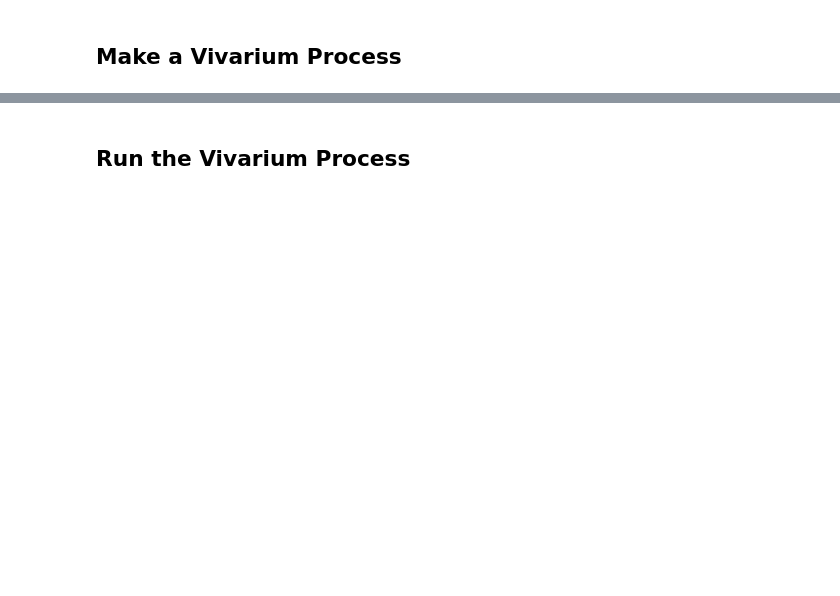
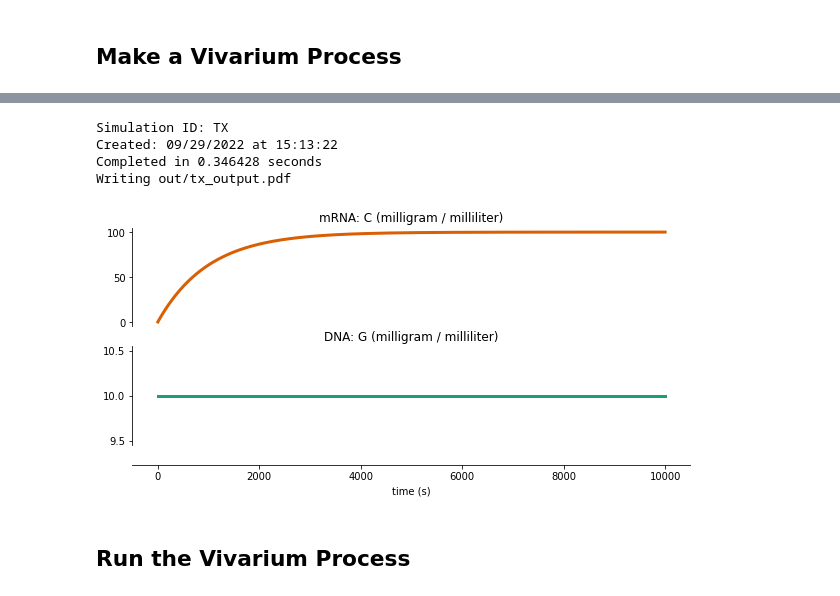
Before and after one commit to segrelab/vivarium-comets, a Jupyter notebook: dev.ipynb, the cells around one changed output, grey strips where cells are left out. Drawn from its saved outputs; the diff is of its cells as text; code cells hidden in the pictures; blank space fills up the shorter version.

Commit message:
Test vivarium with Tx process, clean up ignores

```diff
--- a/dev.ipynb
+++ b/dev.ipynb
@@ -138,2 +240,49 @@ Text(0, 0.5, 'Concentration (mmol)')
+# %%
+plot_var_config = {
+    'row_height': 2,
+    'row_padding': 0.2,
+    'column_width': 10,
+    'out_dir': 'out'}
+# %%
+tx_plot_config = {
+    'variables': [
+        {
+            'variable': ('mRNA', ('C', 'milligram / milliliter')),
+            'color': store_colors['mRNA']
+        },
+        {
+            'variable': ('DNA', ('G', 'milligram / milliliter')),
+            'color': store_colors['DNA']
+        }],
+    'filename': 'tx_output.pdf',
+    **plot_var_config}
+# %%
+tx_config = {'time_step': 10}
+tx_sim_settings = {
+    'experiment_id': 'TX'}
+tx_initial_state = {
+    'mRNA': {'C': 0.0 * units.mg/units.mL}}
+# %%
+# initialize
+tx_process = Tx(tx_config)
+
+# make the experiment
+tx_exp = process_in_experiment(
+    tx_process, tx_sim_settings, tx_initial_state)
+
+# run
+tx_exp.update(10000)
+
+# retrieve the data as a timeseries
+tx_output = tx_exp.emitter.get_timeseries()
+
+# plot
+fig = plot_variables(tx_output,  **tx_plot_config)
+# %% [output]
+Simulation ID: TX
+Created: 09/29/2022 at 15:13:22
+Completed in 0.346428 seconds
+Writing out/tx_output.pdf
+[figure, added]
 # %% [markdown]
 ## Run the Vivarium Process
```
Also changed, not shown: parts of 7 cells of this notebook, 1 other file.
